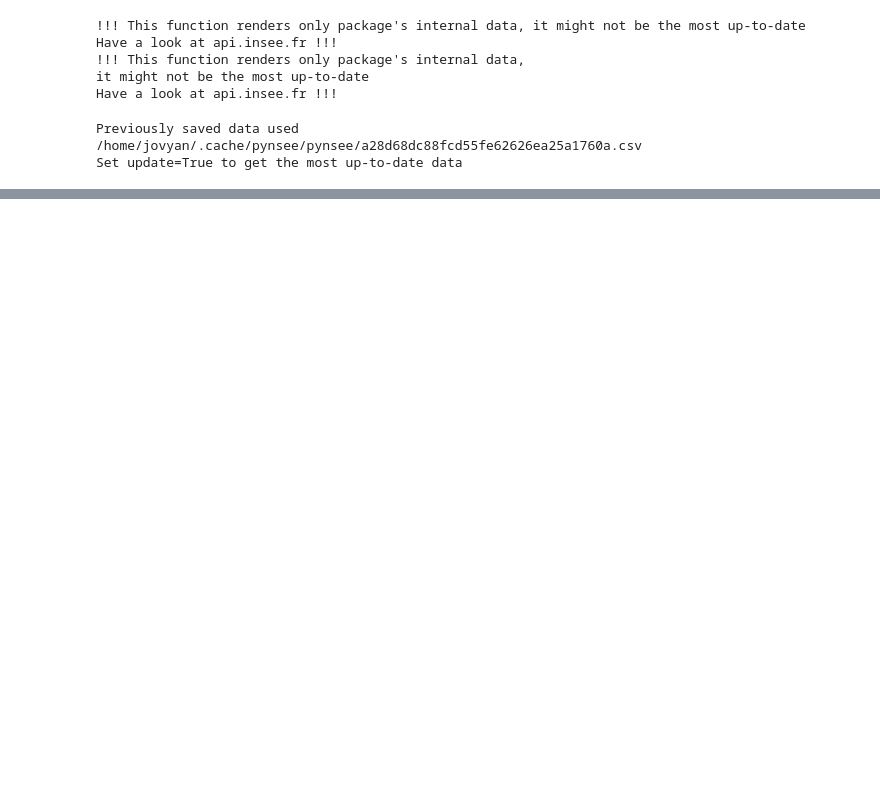
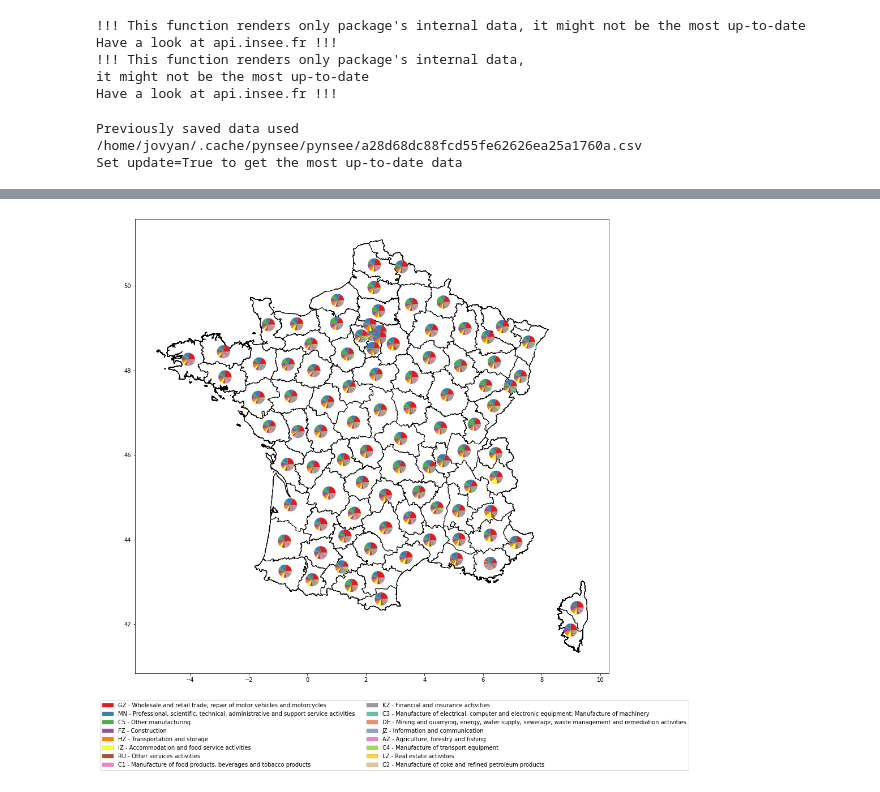
Before and after one commit to tfardet/pynsee, a Jupyter notebook: docs/examples/example_empl_sector_dep.ipynb, the cells around one changed output, grey strips where cells are left out. Drawn from its saved outputs; the diff is of its cells as text; code cells hidden in the pictures; blank space fills up the shorter version.

```diff
--- a/docs/examples/example_empl_sector_dep.ipynb
+++ b/docs/examples/example_empl_sector_dep.ipynb
@@ -82,4 +85,8 @@ datamap
 # %%
+# compute center location for each departement
 def get_center(x):
     return x.centroid.wkt
 datamap["center"] = datamap['geometry'].apply(lambda x: get_center(x))
+
+# list of departements
+list_dep = datamap["CODEGEO"].unique()
@@ -92,0 +93,30 @@ RGB_tuples = map(lambda x: colorsys.hsv_to_rgb(*x), HSV_tuples)
+# %%
+# make color palette
+colors = sns.color_palette("Set1") + sns.color_palette("Set2")
+
+# order activity sectors according to average share
+emplTot = datamap[["employment_share", "TITLE_A17_EN"]].groupby(datamap['TITLE_A17_EN']).mean()
+emplTot = emplTot.sort_values(by=["employment_share"],  ascending=False)
+
+datamap["TITLE_A17_EN"] = datamap["TITLE_A17_EN"].astype(CategoricalDtype(categories=emplTot.index, ordered=True))
+datamap = datamap.sort_values(["TITLE_A17_EN"])
+# %%
+#draw plot
+
+from matplotlib.pyplot import pie
+import matplotlib.pyplot as plt
+from mpl_toolkits.axes_grid1.inset_locator import inset_axes
+
+ax = datamap.plot(color='white', edgecolor='black', figsize = (15,15))
+
+for idep in list_dep:
+    df = datamap[datamap["CODEGEO"] == idep].reset_index(drop=True)
+    ratios = df["employment_share"]
+    Y, X = wkt.loads(df.loc[0, "center"]).xy
+    lon, lat = Y[0], X[0]
+    ax_sub = inset_axes(ax, width=0.4, height=0.4, loc=10, bbox_to_anchor=(lon, lat), bbox_transform=ax.transData)
+    ax_sub.pie(ratios, wedgeprops={'edgecolor': 'gray','linewidth': 0.25}, colors = colors)
+plt.legend(emplTot.index, loc='lower left', bbox_to_anchor=(-10, -27), ncol=2)
+plt.show()
+# %% [output]
+[figure, added]
```
Also changed, not shown: parts of 6 cells of this notebook.
